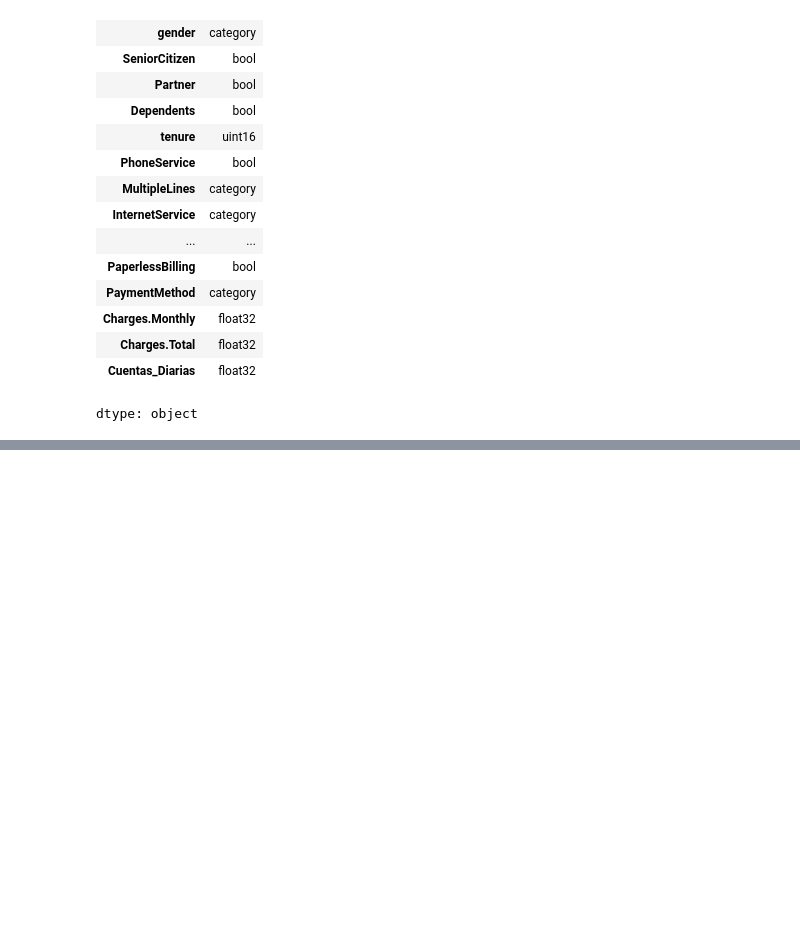
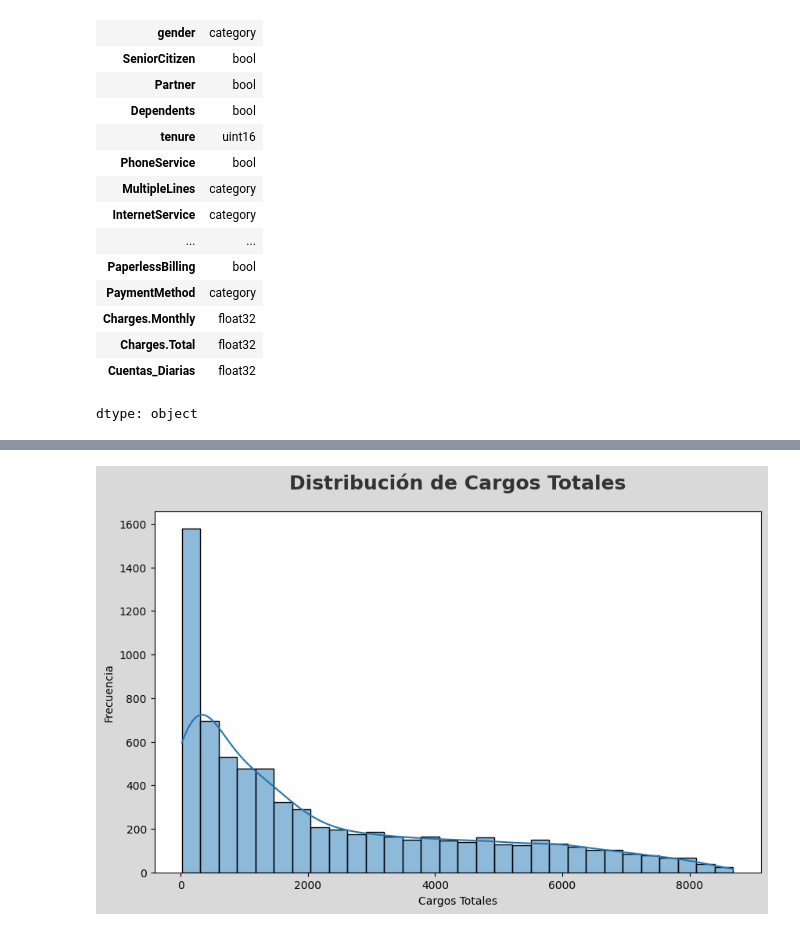
Before and after one commit to lunablanco/TelecomX_data_analysis, a Jupyter notebook: TelecomX1.ipynb, the cells around one changed output, grey strips where cells are left out. Saved outputs shown, nothing was run; the diff lists cells and outputs as text; code cells hidden in the pictures; blank space fills up the shorter version.

```diff
--- a/TelecomX1.ipynb
+++ b/TelecomX1.ipynb
@@ -420,0 +421,12 @@ fatal: could not read Username for 'https://github.com': No such device or addre
+# %%
+# Traducción Columna Género
+mapeo_traduccion = {
+    'Male': 'Hombre',
+    'Female': 'Mujer',
+    'male': 'Hombre',
+    'female': 'Mujer'
+}
+
+df_optimizado['Genero'] = df_optimizado['Genero'].replace(mapeo_traduccion)
+
+print(df_optimizado['Genero'].value_counts())
@@ -420,0 +673,14 @@ fatal: could not read Username for 'https://github.com': No such device or addre
+# %%
+import seaborn as sns
+import matplotlib.pyplot as plt
+
+
+graf_cargos_totales = plt.figure(figsize=(10, 6),
+           facecolor='#D9D9D9')
+sns.histplot(data=df_optimizado, x='Cargos_Totales', kde=True, bins=30)
+plt.title('Distribución de Cargos Totales', fontsize=18, pad=20, color='#333333', fontweight='bold')
+plt.xlabel('Cargos Totales')
+plt.ylabel('Frecuencia')
+plt.show()
+# %% [output]
+[figure, added]
```
Also changed, not shown: parts of 47 cells of this notebook.
